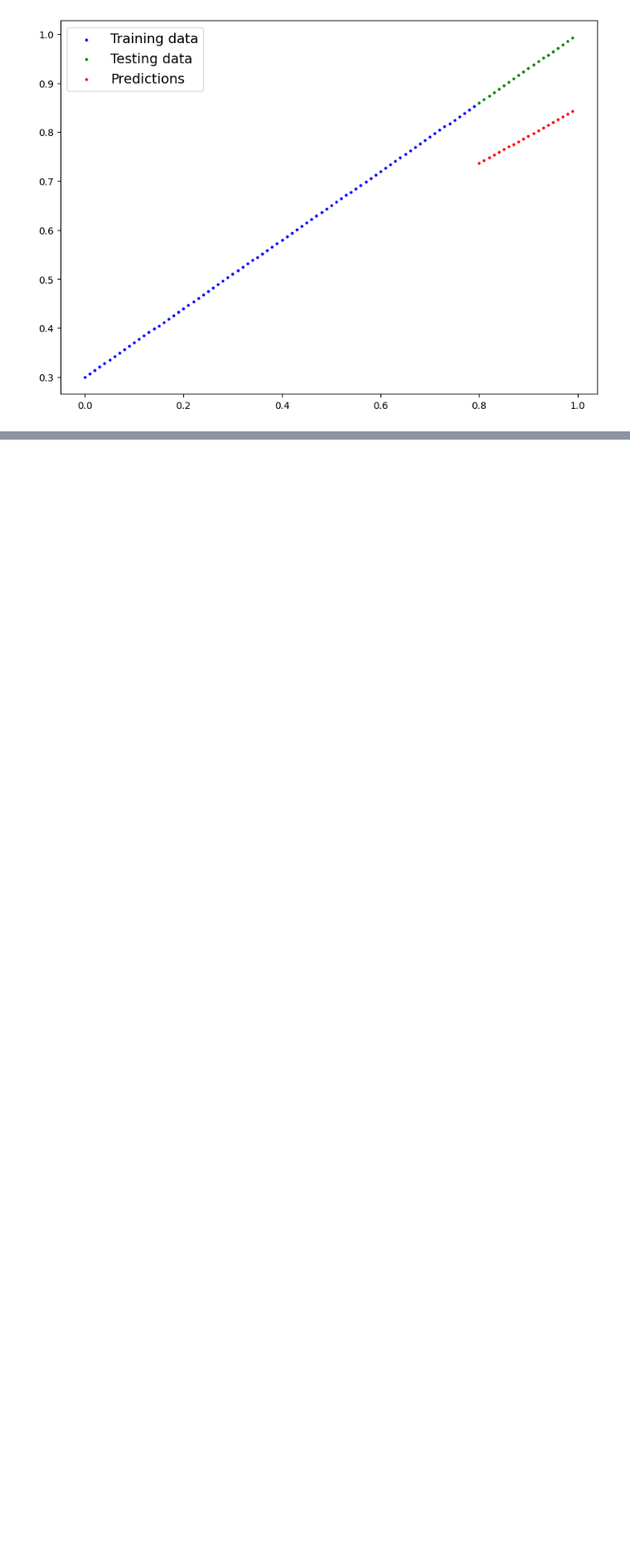
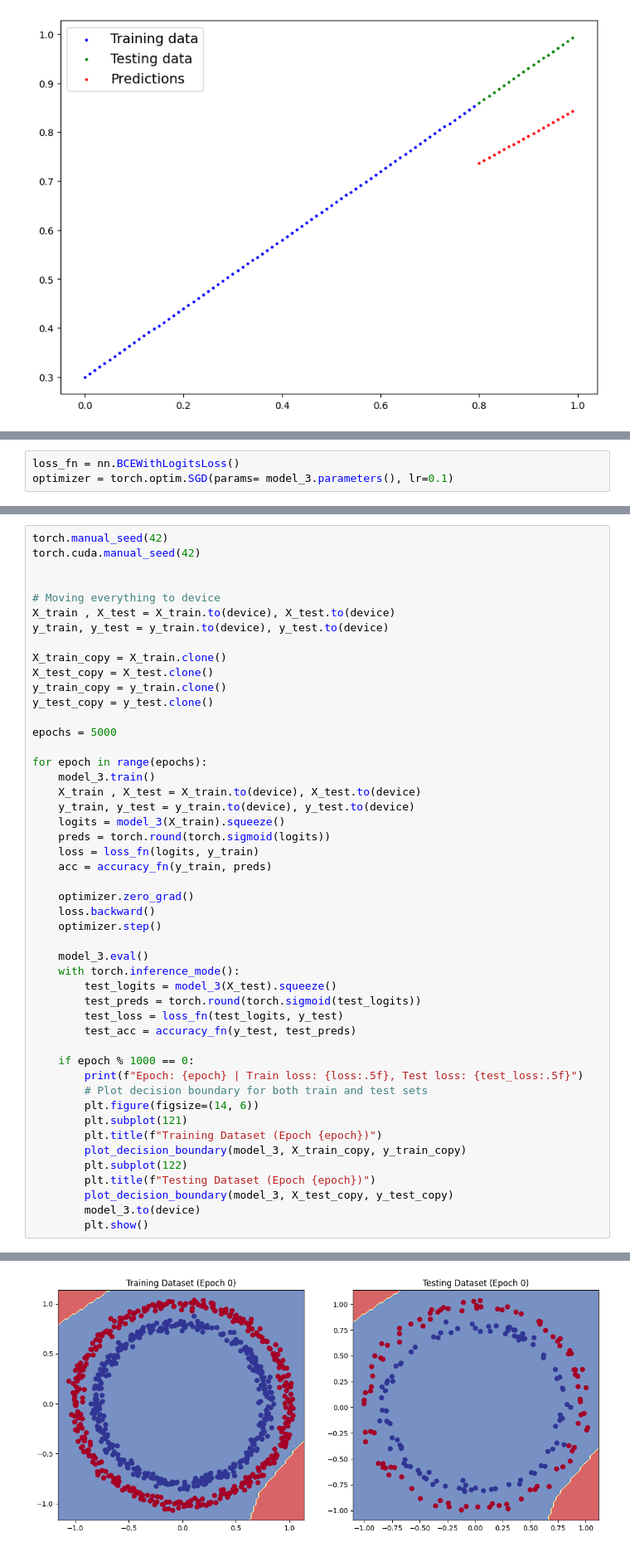
Before and after one commit to shushankai/pytroch-deep-learning, a Jupyter notebook: classification.ipynb, the cells around one changed output, grey strips where cells are left out. Shown at 83% size. Saved outputs shown, nothing was run; the diff lists cells and outputs as text; blank space fills up the shorter version.

```diff
--- a/classification.ipynb
+++ b/classification.ipynb
@@ -636,0 +720,3 @@ plot_predictions(train_data=X_train_regression.cpu(),
+# %%
+loss_fn = nn.BCEWithLogitsLoss()
+optimizer = torch.optim.SGD(params= model_3.parameters(), lr=0.1)
@@ -636,0 +727,49 @@ plot_predictions(train_data=X_train_regression.cpu(),
+# %%
+torch.manual_seed(42)
+torch.cuda.manual_seed(42)
+
+
+# Moving everything to device
+X_train , X_test = X_train.to(device), X_test.to(device)
+y_train, y_test = y_train.to(device), y_test.to(device)
+
+X_train_copy = X_train.clone()
+X_test_copy = X_test.clone()
+y_train_copy = y_train.clone()
+y_test_copy = y_test.clone()
+
+epochs = 5000
+
+for epoch in range(epochs):
+    model_3.train()
+    X_train , X_test = X_train.to(device), X_test.to(device)
+    y_train, y_test = y_train.to(device), y_test.to(device)
+    logits = model_3(X_train).squeeze()
+    preds = torch.round(torch.sigmoid(logits))
+    loss = loss_fn(logits, y_train)
+    acc = accuracy_fn(y_train, preds)
+
+    optimizer.zero_grad()
+    loss.backward()
+    optimizer.step()
+
+    model_3.eval()
+    with torch.inference_mode():
+        test_logits = model_3(X_test).squeeze()
+        test_preds = torch.round(torch.sigmoid(test_logits))
+        test_loss = loss_fn(test_logits, y_test)
+        test_acc = accuracy_fn(y_test, test_preds)
+
+    if epoch % 1000 == 0:
+        print(f"Epoch: {epoch} | Train loss: {loss:.5f}, Test loss: {test_loss:.5f}")
+        # Plot decision boundary for both train and test sets
+        plt.figure(figsize=(14, 6))
+        plt.subplot(121)
+        plt.title(f"Training Dataset (Epoch {epoch})")
+        plot_decision_boundary(model_3, X_train_copy, y_train_copy)
+        plt.subplot(122)
+        plt.title(f"Testing Dataset (Epoch {epoch})")
+        plot_decision_boundary(model_3, X_test_copy, y_test_copy)
+        model_3.to(device)
+        plt.show()
+# %% [output]
@@ -636,0 +777 @@ plot_predictions(train_data=X_train_regression.cpu(),
+[figure, added]
```
Also changed, not shown: parts of 9 cells of this notebook.
